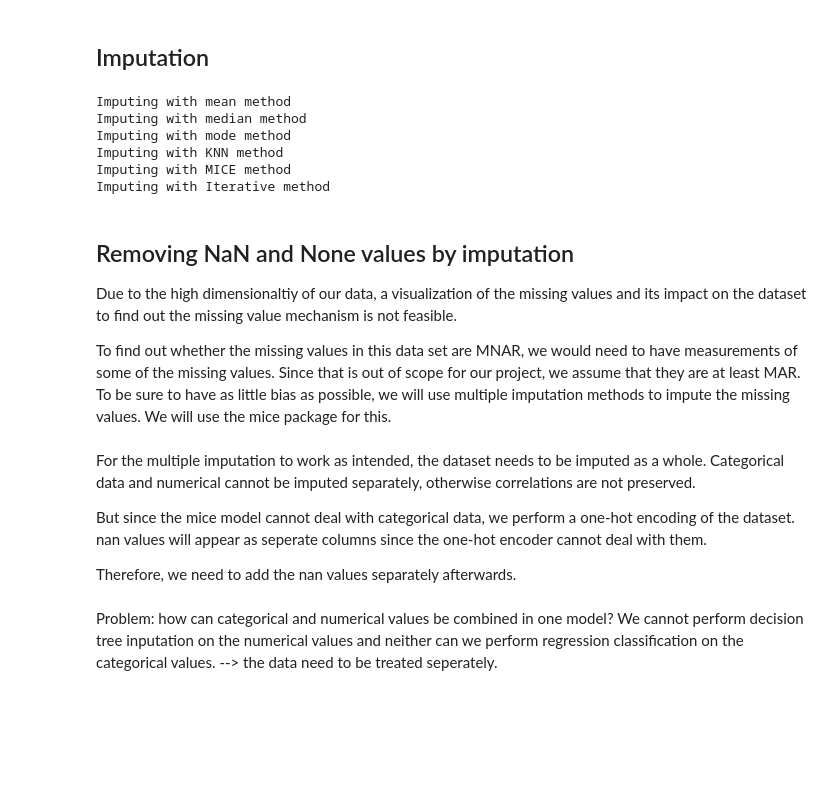
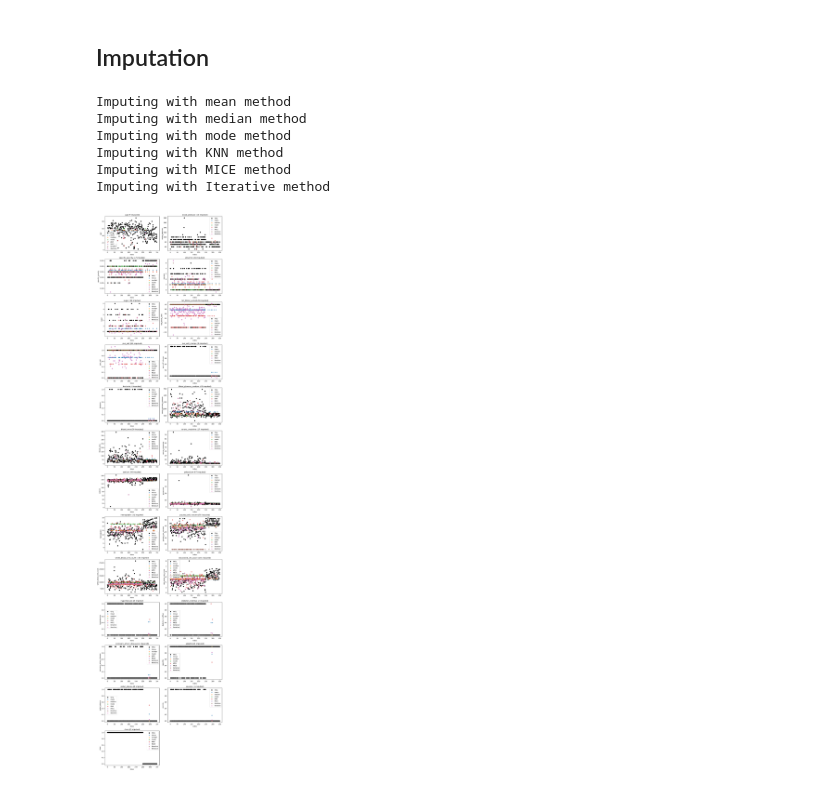
Before and after one commit to luisastue/datascience-ckd, a Jupyter notebook: 3_imputation.ipynb, the cells around one changed output. Drawn from its saved outputs; the diff is of its cells as text; code cells hidden in the pictures; blank space fills up the shorter version.

Commit message:
clean up preprocessing and imputation

```diff
--- a/3_imputation.ipynb
+++ b/3_imputation.ipynb
@@ -105,0 +139,11 @@ As we have found out in the exploratory data analysis, all of our columns except
+# %%
+import seaborn as sns
+for col in df_numeric.columns:
+    df_to_check = df_numeric.copy()
+    df_to_check[col] = df_to_check[col].isna()
+    correlation_matrix = pd.DataFrame(df_to_check.corr().abs()[col].sort_values(ascending=False)).where(lambda x: x > 0.3).dropna()
+    if(len(correlation_matrix) > 1):
+        print('-----------------')
+        print('missing values in', col)
+        print(correlation_matrix)
+        print()
@@ -122,5 +203,14 @@ imputation_methods = {
     'mode': SimpleImputer(strategy='most_frequent'),
     'KNN': KNNImputer(n_neighbors=2),
     'MICE': MICE(),
-    'Iterative': IterativeImputer(random_state=0),
+    'iterative': IterativeImputer(random_state=0),
 }
+dataframes = {
+    'mean': df_numeric.copy(),
+    'median': df_numeric.copy(),
+    'mode': df_numeric.copy(),
+    'KNN': df_numeric.copy(),
+    'MICE': df_numeric.copy(),
+    'iterative': df_numeric.copy()}
+
+# visualize_imputation(dataframes.items())
@@ -127,28 +259,17 @@ imputation_methods = {
 # %%
 for impute_name, imputer in imputation_methods.items():
     print(f"Imputing with {impute_name} method")
     df_imputed = df_numeric.copy()
     df_imputed[df_numeric.columns] = imputer.fit_transform(df_numeric)
-    df_imputed.to_csv(f'imputed/{impute_name}.csv', index=False)
+    dataframes[impute_name] = df_imputed
+    # visualize_imputation([(impute_name, df_imputed)])
+
+visualize_imputation(dataframes.items())
 # %% [output]
 Imputing with mean method
 Imputing with median method
 Imputing with mode method
 Imputing with KNN method
 Imputing with MICE method
 Imputing with Iterative method
+[figure, added]
-# %% [markdown]
-## Removing NaN and None values by imputation
-Due to the high dimensionaltiy of our data, a visualization of the missing values and its impact on the dataset to find out the missing value mechanism is not feasible.
-
-To find out whether the missing values in this data set are MNAR, we would need to have measurements of some of the missing values. Since that is out of scope for our project, we assume that they are at least MAR. To be sure to have as little bias as possible, we will use multiple imputation methods to impute the missing values. We will use the mice package for this.
-# %% [markdown]
-For the multiple imputation to work as intended, the dataset needs to be imputed as a whole. Categorical data and numerical cannot be imputed separately, otherwise correlations are not preserved.
-
-But since the mice model cannot deal with categorical data, we perform a one-hot encoding of the dataset.
-nan values will appear as seperate columns since the one-hot encoder cannot deal with them.
-
-Therefore, we need to add the nan values separately afterwards.
-# %% [markdown]
-Problem: how can categorical and numerical values be combined in one model? We cannot perform decision tree inputation on the numerical values and neither can we perform regression classification on the categorical values.
---> the data need to be treated seperately.
```
Also changed, not shown: parts of 17 cells of this notebook, 7 other files.
